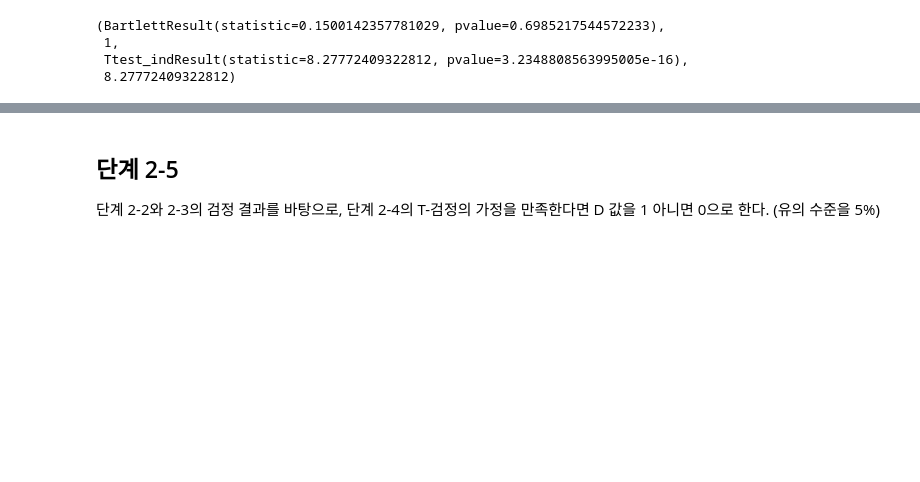
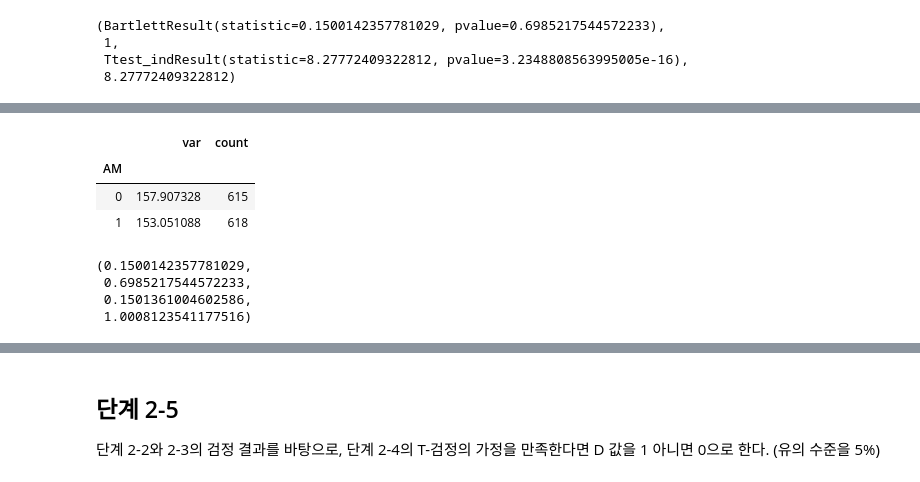
Before and after one commit to sunkusun9/DS_lv3_2404_2, a Jupyter notebook: sec_ds_lv3_prob3_prob.ipynb, the cells around one changed output, grey strips where cells are left out. Drawn from its saved outputs; the diff is of its cells as text; code cells hidden in the pictures; blank space fills up the shorter version.

```diff
--- a/sec_ds_lv3_prob3_prob.ipynb
+++ b/sec_ds_lv3_prob3_prob.ipynb
@@ -561,0 +570,23 @@ result_bar, equal_var, result_2_4, C
+# %%
+N, k = len(df_prob2), df_prob2['AM'].nunique()
+df_stat = df_prob2.groupby('AM')['Avg'].agg(['var', 'count'])
+s_cntm1 = df_stat['count'] - 1
+Sp2 = (df_stat['var'] * s_cntm1).sum() / s_cntm1.sum()
+df_stat
+# %% [output]
+|  | var | count |
+| AM |  |  |
+| 0 | 157.907328 | 615 |
+| 1 | 153.051088 | 618 |
+# %%
+from scipy.stats import chi2
+num = (N - k) * np.log(Sp2) - (s_cntm1 * np.log(df_stat['var'])).sum()
+den = 1 + 1 / (3 * (k - 1)) * ((1 / s_cntm1).sum() - 1 / (N - k))
+B_bar = num / den
+pvalue = 1 - chi2.cdf(B_bar,k - 1) # chi2.sf(B_bar,k - 1)
+B_bar, pvalue, num, den
+# %% [output]
+(0.1500142357781029,
+ 0.6985217544572233,
+ 0.1501361004602586,
+ 1.0008123541177516)
```
Also changed, not shown: parts of 40 cells of this notebook.
